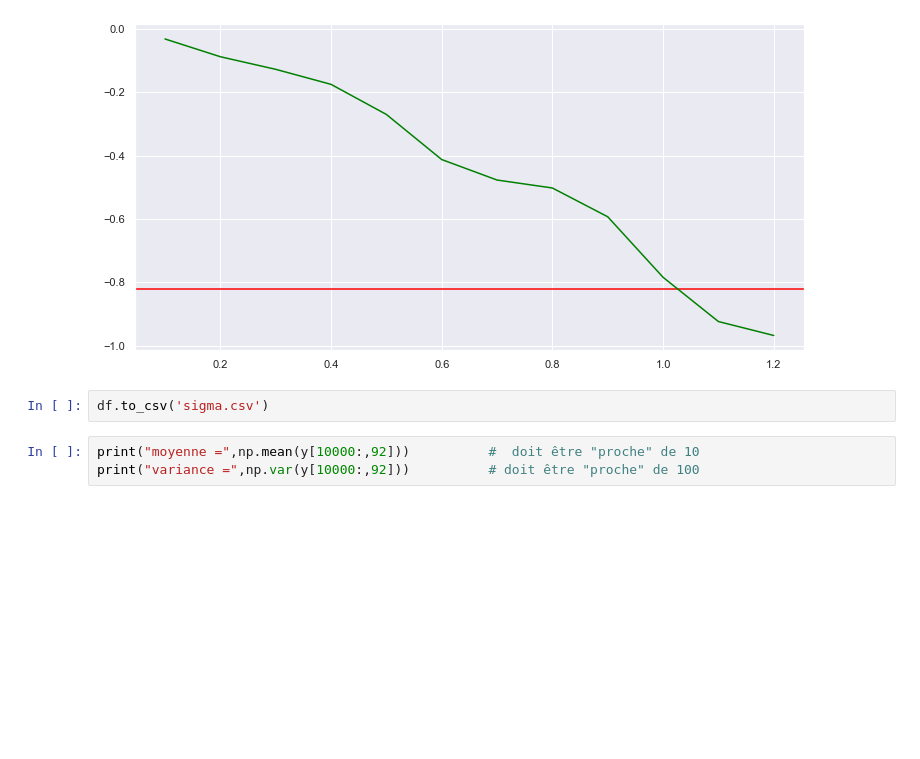
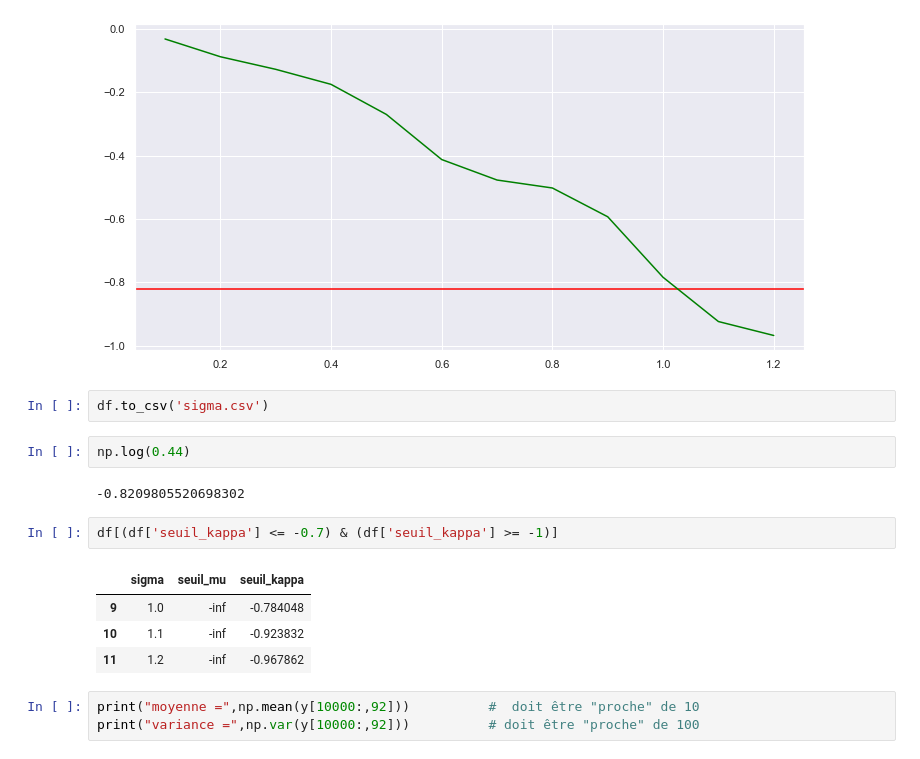
Before and after one commit to erialc-cal/MCM_Listeria_Prevalence, a Jupyter notebook: explo_claire_2.ipynb, the cells around one changed output. Drawn from its saved outputs; the diff is of its cells as text; blank space fills up the shorter version.

```diff
--- a/explo_claire_2.ipynb
+++ b/explo_claire_2.ipynb
@@ -291,6 +295,17 @@ ax.plot(df.sigma, df.seuil_kappa, color='green')
 [figure]
 # %%
 df.to_csv('sigma.csv')
+# %%
+np.log(0.44)
+# %% [output]
+-0.8209805520698302
+# %%
+df[(df['seuil_kappa'] <= -0.7) & (df['seuil_kappa'] >= -1)]
+# %% [output]
+|  | sigma | seuil_mu | seuil_kappa |
+| 9 | 1.0 | -inf | -0.784048 |
+| 10 | 1.1 | -inf | -0.923832 |
+| 11 | 1.2 | -inf | -0.967862 |
 # %%
 print("moyenne =",np.mean(y[10000:,92]))          #  doit être "proche" de 10
 print("variance =",np.var(y[10000:,92]))          # doit être "proche" de 100
```
Also changed, not shown: parts of 6 cells of this notebook, 5 other files.
